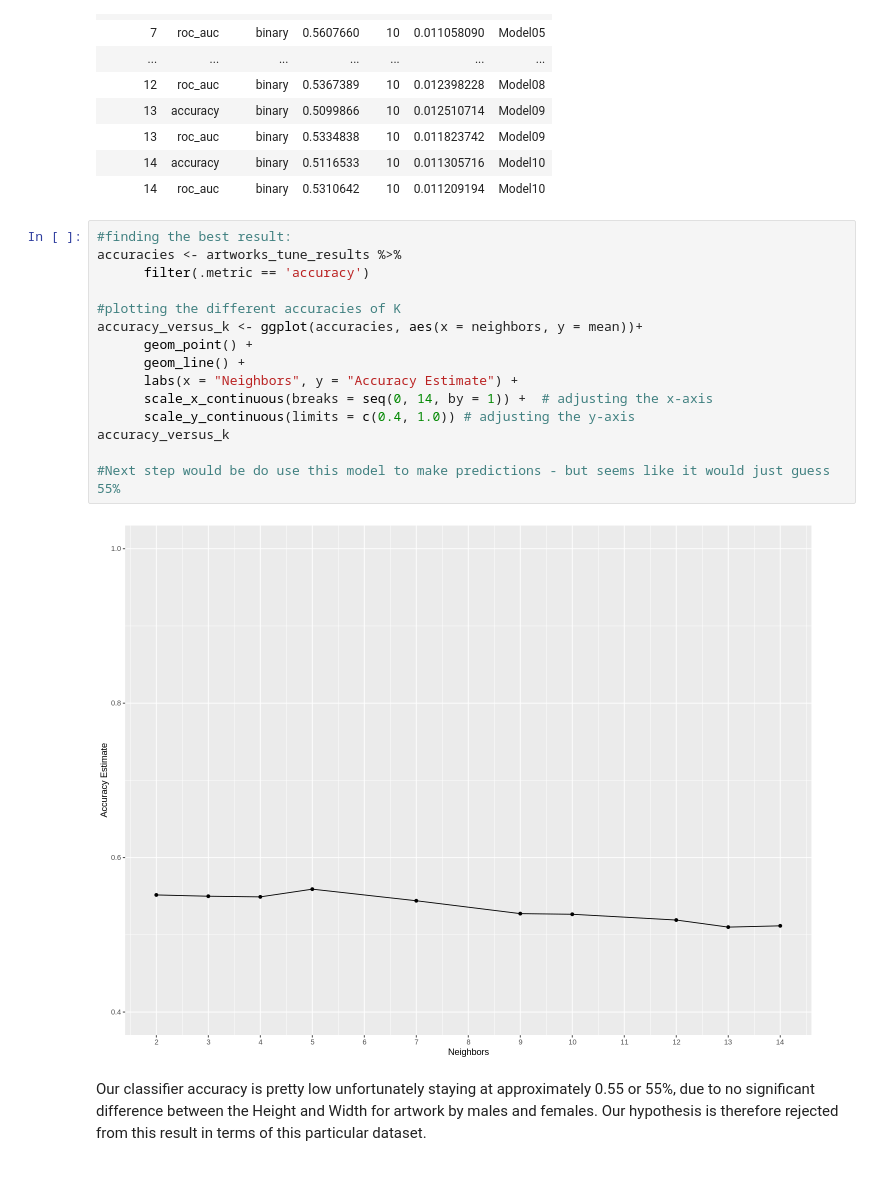
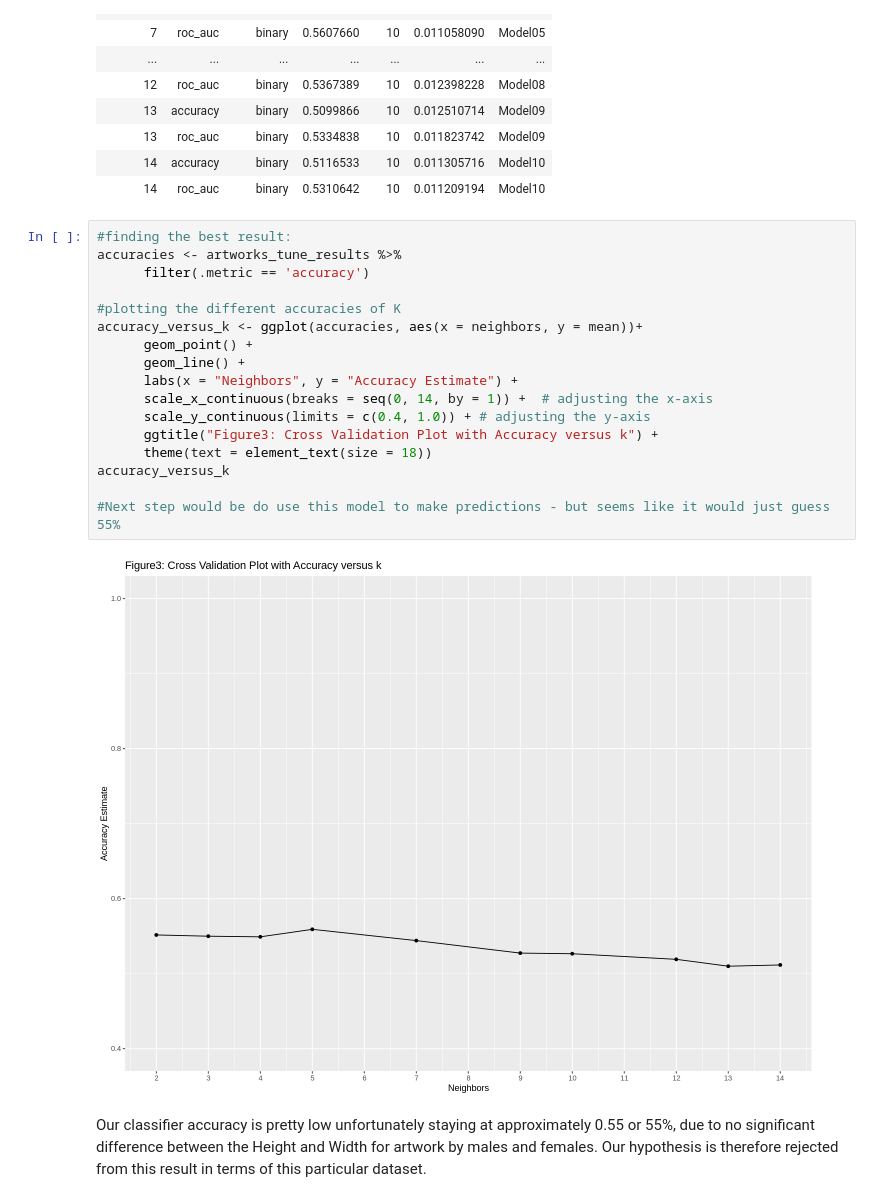
Before and after one commit to annekedresselhuis/DSCI-Group-Project, a Jupyter notebook: group_28_preliminary_analysis_dec6.ipynb, the cells around one changed output. Saved outputs shown, nothing was run; the diff lists cells and outputs as text.

Commit message:
Added figure names

```diff
--- a/group_28_preliminary_analysis_dec6.ipynb
+++ b/group_28_preliminary_analysis_dec6.ipynb
@@ -356,19 +356,21 @@ A tibble: 20 × 7
 # %%
 #finding the best result:
 accuracies <- artworks_tune_results %>%
       filter(.metric == 'accuracy')
 
 #plotting the different accuracies of K
 accuracy_versus_k <- ggplot(accuracies, aes(x = neighbors, y = mean))+
       geom_point() +
       geom_line() +
       labs(x = "Neighbors", y = "Accuracy Estimate") +
       scale_x_continuous(breaks = seq(0, 14, by = 1)) +  # adjusting the x-axis
-      scale_y_continuous(limits = c(0.4, 1.0)) # adjusting the y-axis
+      scale_y_continuous(limits = c(0.4, 1.0)) + # adjusting the y-axis
+      ggtitle("Figure3: Cross Validation Plot with Accuracy versus k") +
+      theme(text = element_text(size = 18))
 accuracy_versus_k
 
 #Next step would be do use this model to make predictions - but seems like it would just guess 55%
 # %% [output]
-[figure, old version]
+[figure, new version]
 # %% [markdown]
 Our classifier accuracy is pretty low unfortunately staying at approximately 0.55 or 55%, due to no significant difference between the Height and Width for artwork by males and females. Our hypothesis is therefore rejected from this result in terms of this particular dataset.
```
Also changed, not shown: parts of 8 cells of this notebook.
